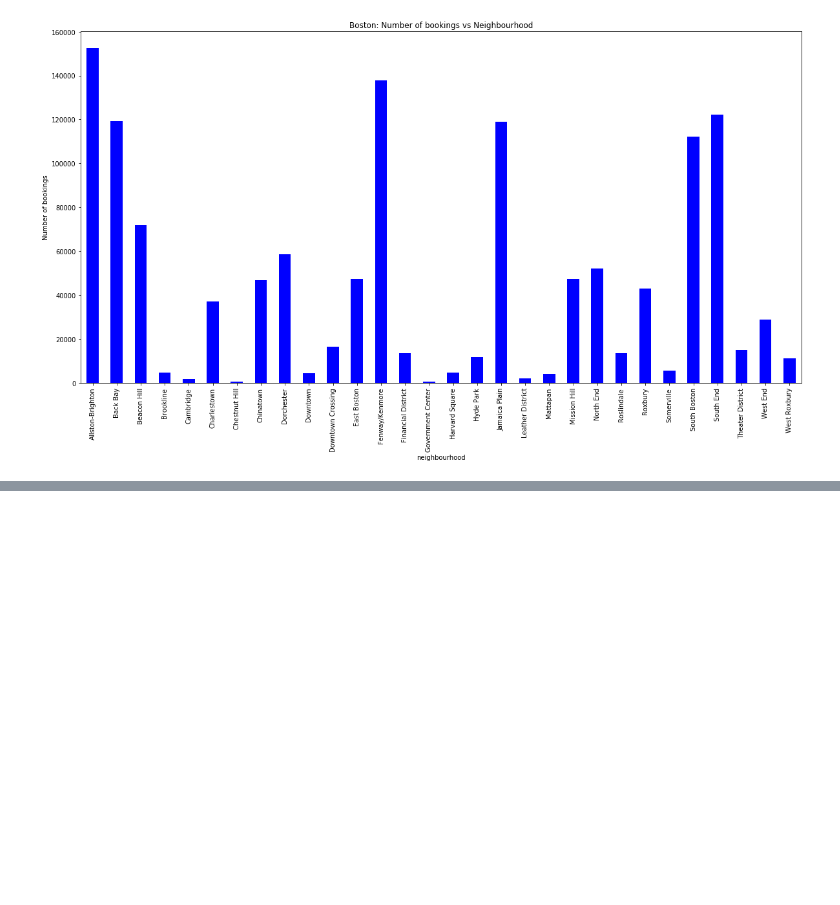
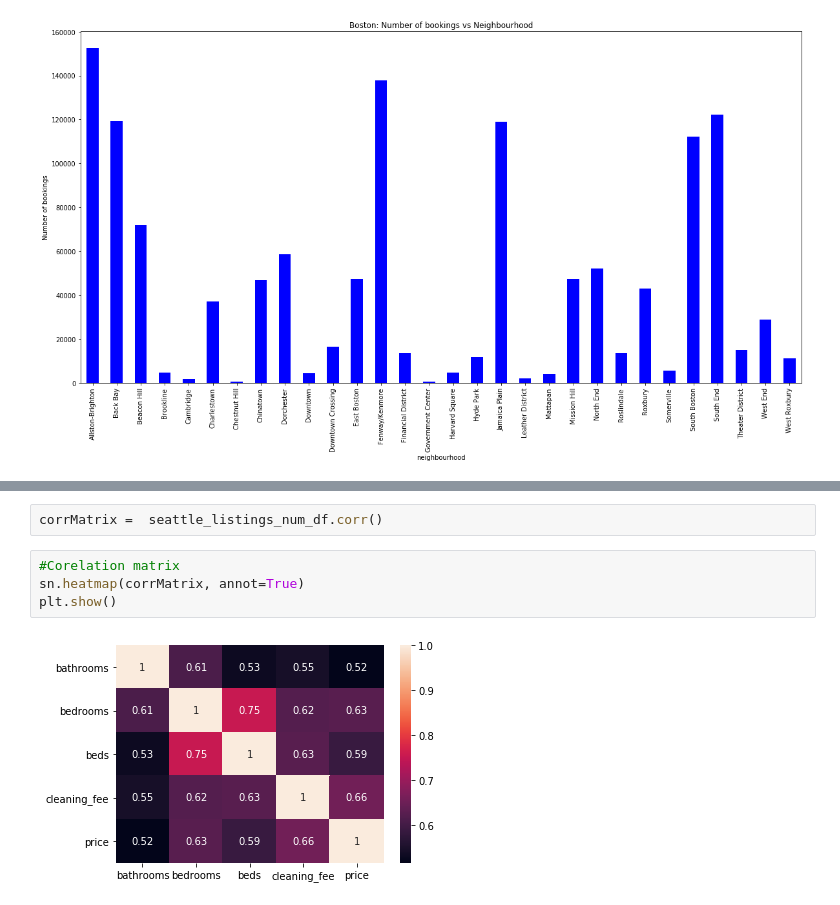
Before and after one commit to jyothishkjames/Seattle-Boston-Airbnb-Data-Analysis, a Jupyter notebook: data_prepration.ipynb, the cells around one changed output, grey strips where cells are left out. Cells and saved outputs as stored; diff of their text form; blank space fills up the shorter version.

```diff
--- a/data_prepration.ipynb
+++ b/data_prepration.ipynb
@@ -311,0 +350,8 @@ boston_merged_df.groupby('neighbourhood')['accommodates'].sum().plot(kind='bar',
+# %%
+corrMatrix =  seattle_listings_num_df.corr()
+# %%
+#Corelation matrix
+sn.heatmap(corrMatrix, annot=True)
+plt.show()
+# %% [output]
+[figure, added]
```
Also changed, not shown: parts of 22 cells of this notebook.
